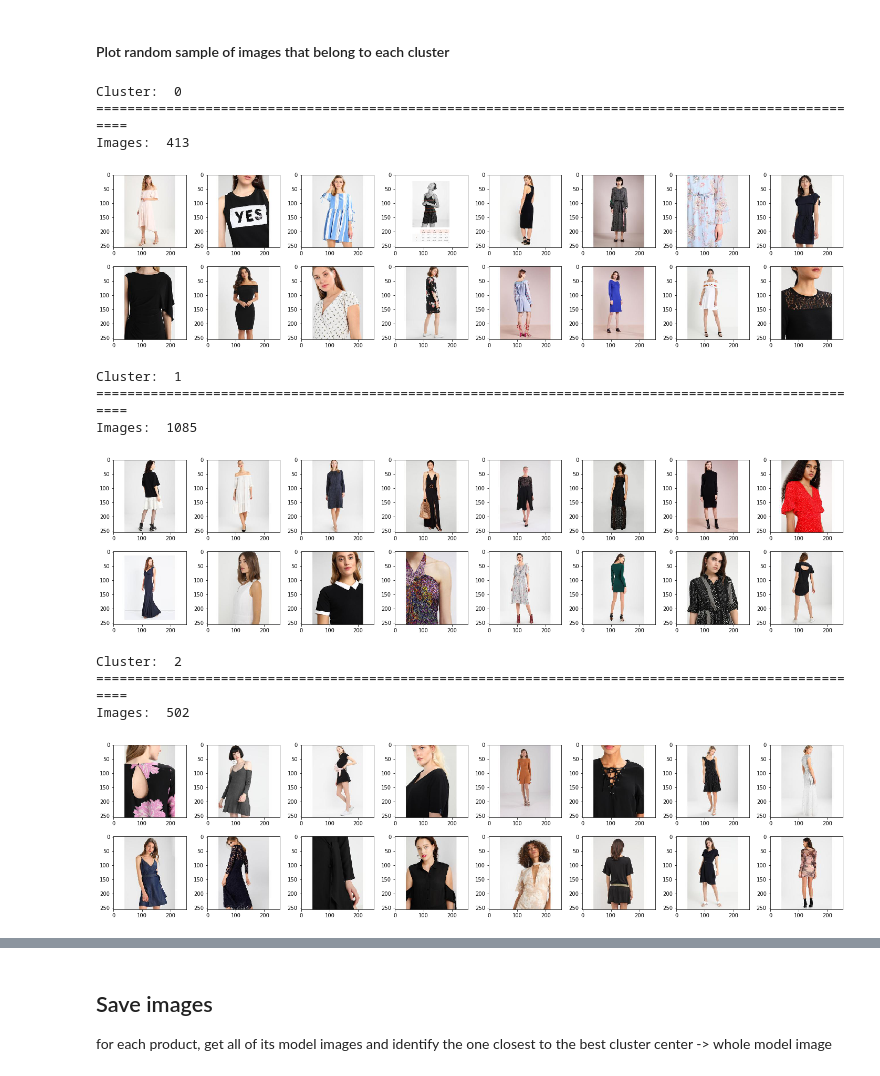
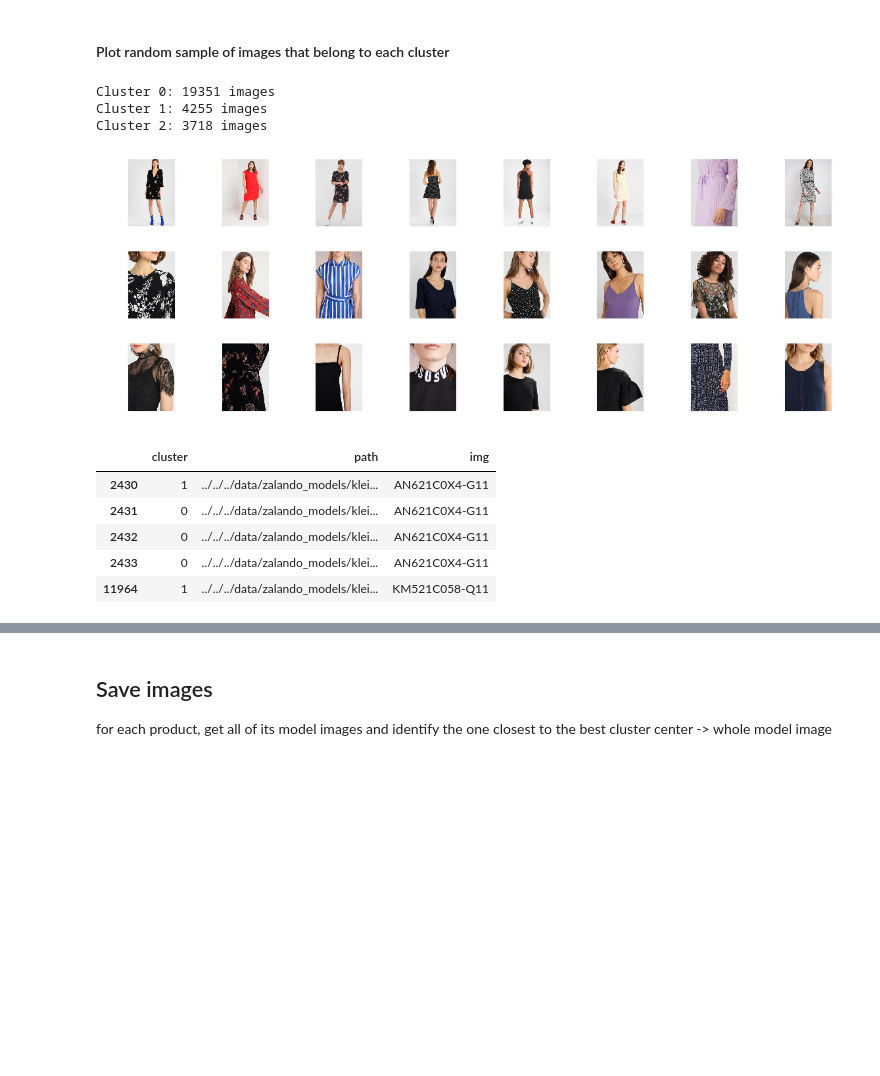
Before and after one commit to sonynka/fashion_scraper, a Jupyter notebook: data_processing/cluster_model_images.ipynb, the cells around one changed output, grey strips where cells are left out. Saved outputs shown, nothing was run; the diff lists cells and outputs as text; code cells hidden in the pictures; blank space fills up the shorter version.

Commit message:
modify data processing notebooks

```diff
--- a/data_processing/cluster_model_images.ipynb
+++ b/data_processing/cluster_model_images.ipynb
@@ -38,0 +86,9 @@ X shape (2000, 64, 64)
+# %%
+data_path = '../../../data/zalando_models/'
+save_file = os.path.join(data_path, 'kleider_features.npy')
+filelist = sorted(filelist)
+sampled_filelist = filelist
+# %%
+# X = get_feature_dataframe(filelist, save_file)
+# X = np.load(save_file)
+X = transform_images(sampled_filelist, img_size, edges=True)
@@ -39,8 +99,10 @@ X shape (2000, 64, 64)
 # %% [markdown]
 ## Cluster
 Find 3 clusters - usually whole model image, zoomed model image and detail images
+# %%
+num_clusters = 3
 # %%
-m_km = KMeans(n_clusters=3)
+m_km = KMeans(n_clusters=num_clusters)
 m_km.fit(X)
 m_clusters = m_km.labels_.tolist()
 # %%
@@ -71,31 +131,33 @@ plt.show()
 #### Plot random sample of images that belong to each cluster
 # %%
 cluster_imgs = df.groupby('cluster').agg({'path': 'unique'})
+fig=plt.figure(figsize=(16, 2*num_clusters))
+
+i = 1
 for cluster in cluster_imgs.index:
-    print('Cluster: ', cluster)
-    print('=' * 100)
     imgs = cluster_imgs.loc[cluster, 'path'].tolist()
-    print('Images: ', len(imgs))
-    imgs = random.sample(imgs, 16)
+    print('Cluster {}: {} images'.format(cluster, len(imgs)))
+    imgs = random.sample(imgs, 8)
     img_count = len(imgs)
 
-    fig=plt.figure(figsize=(20, 5))
+#     ax = fig.add_subplot(num_clusters, 8, i)
+#     ax.axis('off')
+#     i += 1
+#     center = np.array(m_km.cluster_centers_)[cluster]
+#     center = center.reshape(img_size)
+#     img = Image.fromarray(center)
+#     plt.imshow(img)
     for idx, img_path in enumerate(imgs):
-        fig.add_subplot(2, 8, idx+1)
+        ax = fig.add_subplot(num_clusters, 8, i)
+        ax.axis('off')
         img = Image.open(img_path)
         plt.imshow(img)
-    plt.tight_layout()
-    plt.show()
+        i += 1
+plt.tight_layout()
+plt.show()
+fig.savefig(os.path.join(data_path, 'kleider_images_edges3.jpg'))
 # %% [output]
-Cluster:  0
-====================================================================================================
-Images:  413
+Cluster 0: 19351 images
+Cluster 1: 4255 images
+Cluster 2: 3718 images
-[figure, old version]
+[figure, new version]
-Cluster:  1
-====================================================================================================
-Images:  1085
-[figure, removed]
-Cluster:  2
-====================================================================================================
-Images:  502
-[figure, removed]
@@ -101,0 +169,11 @@ Images:  502
+# %%
+df_test = df[df.path.isin(test_imgs_all)]
+df_test = df_test.assign(img = df_test['path'].apply(lambda x: os.path.basename(x).split('@')[0]))
+df_test.head()
+# %% [output]
+|  | cluster | path | img |
+| 2430 | 1 | ../../../data/zalando_models/klei... | AN621C0X4-G11 |
+| 2431 | 0 | ../../../data/zalando_models/klei... | AN621C0X4-G11 |
+| 2432 | 0 | ../../../data/zalando_models/klei... | AN621C0X4-G11 |
+| 2433 | 0 | ../../../data/zalando_models/klei... | AN621C0X4-G11 |
+| 11964 | 1 | ../../../data/zalando_models/klei... | KM521C058-Q11 |
```
Also changed, not shown: parts of 21 cells of this notebook, 2 other files.
